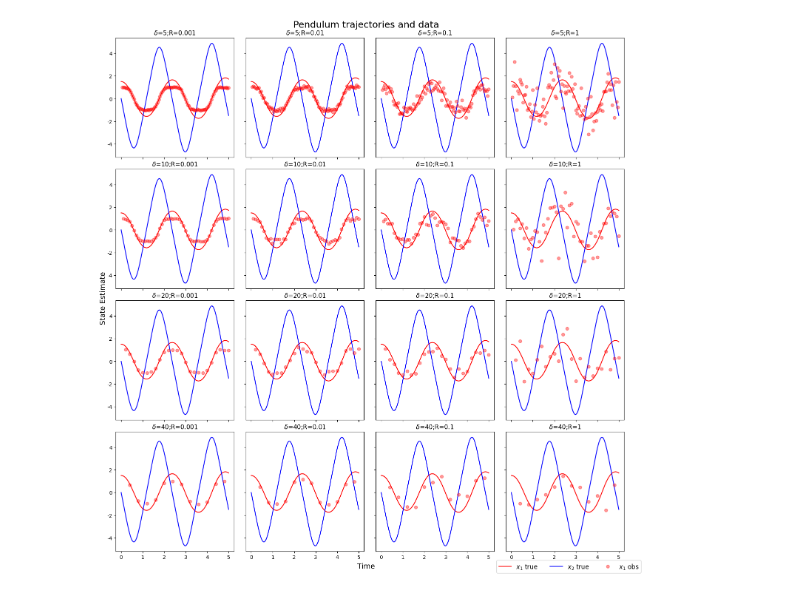
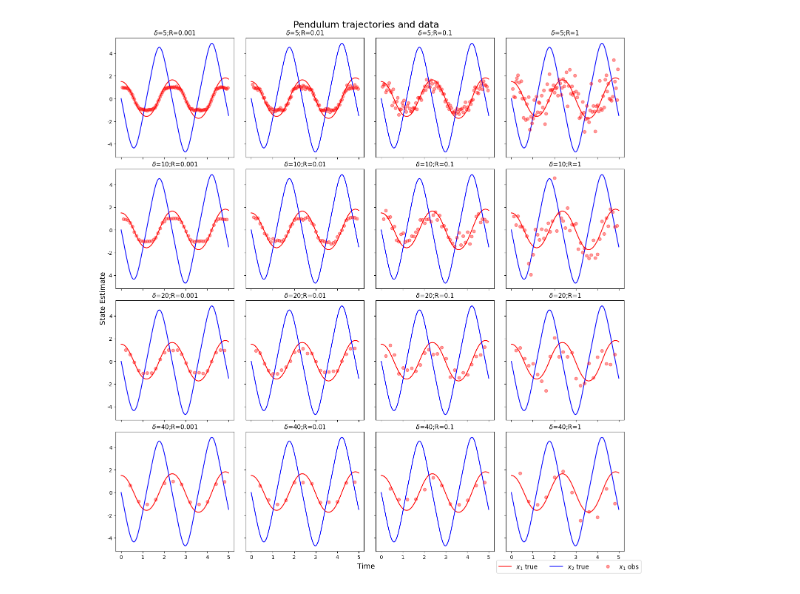
Before and after one commit to akshatd/ae567-inference, a Jupyter notebook: project_3/ex1_2_3.ipynb, the cells around one changed output. Saved outputs shown, nothing was run; the diff lists cells and outputs as text; code cells hidden in the pictures.

```diff
--- a/project_3/ex1_2_3.ipynb
+++ b/project_3/ex1_2_3.ipynb
@@ -69,10 +68,10 @@ def generate_truth(x0: np.ndarray, dt: float, N: int) -> Observations:
     return Observations(times, np.arange(N+1), xk, [r'$x_1$ true', r'$x_2$ true'])
 
 
-def generate_obs(truth: Observations, delta: float, R: float) -> Observations:
-    process_std = np.linalg.cholesky(get_q())
+def generate_meas(truth: Observations, delta: float, Q: np.ndarray, R: float) -> Observations:
+    process_std = np.linalg.cholesky(Q)
     measure_std = np.sqrt(R)
-    measure_ind = np.arange(delta, truth.obs_ind[-1]+1, delta)
+    measure_ind = np.arange(delta+1, truth.obs_ind[-1]+1, delta)
     obs = np.zeros((measure_ind.size, 1))
     obs_ind = 0
     for i in measure_ind:
@@ -83,24 +82,27 @@ def generate_obs(truth: Observations, delta: float, R: float) -> Observations:
 
 
 @dataclass
-class ObservationData:
+class MeasurementData:
     delta: float
     R: float
     obs: Observations
 
 
-np.random.seed(RAND_SEED)
+# np.random.seed(RAND_SEED)
 N = 500
 X0 = np.array([1.5, 0])
 prior = Gaussian(X0, np.eye(2))
-process_cov = Gaussian(np.zeros(2), get_q())
+Q = get_q()
+proc_noise = Gaussian(np.zeros(2), Q)
+proc_cov_inv = np.linalg.pinv(proc_noise.cov)
+proc_cov_sqrtL = np.linalg.cholesky(proc_noise.cov)
 truth = generate_truth(X0, DT, N)
 deltas = [5, 10, 20, 40]
 Rs = [0.001, 0.01, 0.1, 1]
 data = []
 for delta in deltas:
     for R in Rs:
-        data.append(ObservationData(delta, R, generate_obs(truth, delta, R)))
+        data.append(MeasurementData(delta, R, generate_meas(truth, delta, Q, R)))
 # %%
 # setup helper functions
 
@@ -112,7 +114,7 @@ class KFTracker:
     stds: np.ndarray
 
 
-def plot_data_and_truth(fignum, title, true_obs: Observations, data_obs: List[ObservationData],
+def plot_data_and_truth(fignum, title, true_obs: Observations, data_obs: List[MeasurementData],
                         kft: Optional[List[KFTracker]] = None) -> plt.figure:
 
     colors = ['red', 'blue']
@@ -142,34 +144,34 @@ def plot_data_and_truth(fignum, title, true_obs: Observations, data_obs: List[Ob
                 r'$\delta$=' +
                 f'{data_obs[i].delta};R={data_obs[i].R};MSE={mean_sq_error(true_obs, kft[i]):.3f}',
                 fontsize=12)
         else:
             ax.set_title(r'$\delta$='+f'{data_obs[i].delta};R={data_obs[i].R}', fontsize=12)
 
         ax.plot(data_obs[i].obs.times[data_obs[i].obs.obs_ind], data_obs[i].obs.obs,
                 'o', color=colors[0], alpha=0.4, label=data_obs[i].obs.names[0])
 
         ax.xaxis.set_major_formatter(plt.FuncFormatter(lambda x, _: f'{x:.0f}'))
         ax.yaxis.set_major_formatter(plt.FuncFormatter(lambda x, _: f'{x:.0f}'))
 
     h, l = axs[0, 0].get_legend_handles_labels()
     fig.legend(h, l, loc='lower right', fontsize=12, ncol=3)
     fig.supxlabel('Time', fontsize=14)
     fig.supylabel('State Estimate', fontsize=14)
     fig.subplots_adjust(hspace=0.1, wspace=0.1)
     fig.savefig(f'figs/{title}.svg')
     plt.show()
     return fignum + 1
 
 
 def mean_sq_error(truth: Observations, results: KFTracker) -> float:
     return np.mean((truth.obs - results.means)**2)
 
 
 fignum = 1
 
 fignum = plot_data_and_truth(fignum, 'Pendulum trajectories and data', truth, data)
 # %% [output]
-[figure, old version]
+[figure, new version]
 # %%
 # extended kalman filter
 
```
Also changed, not shown: parts of 7 cells of this notebook.
